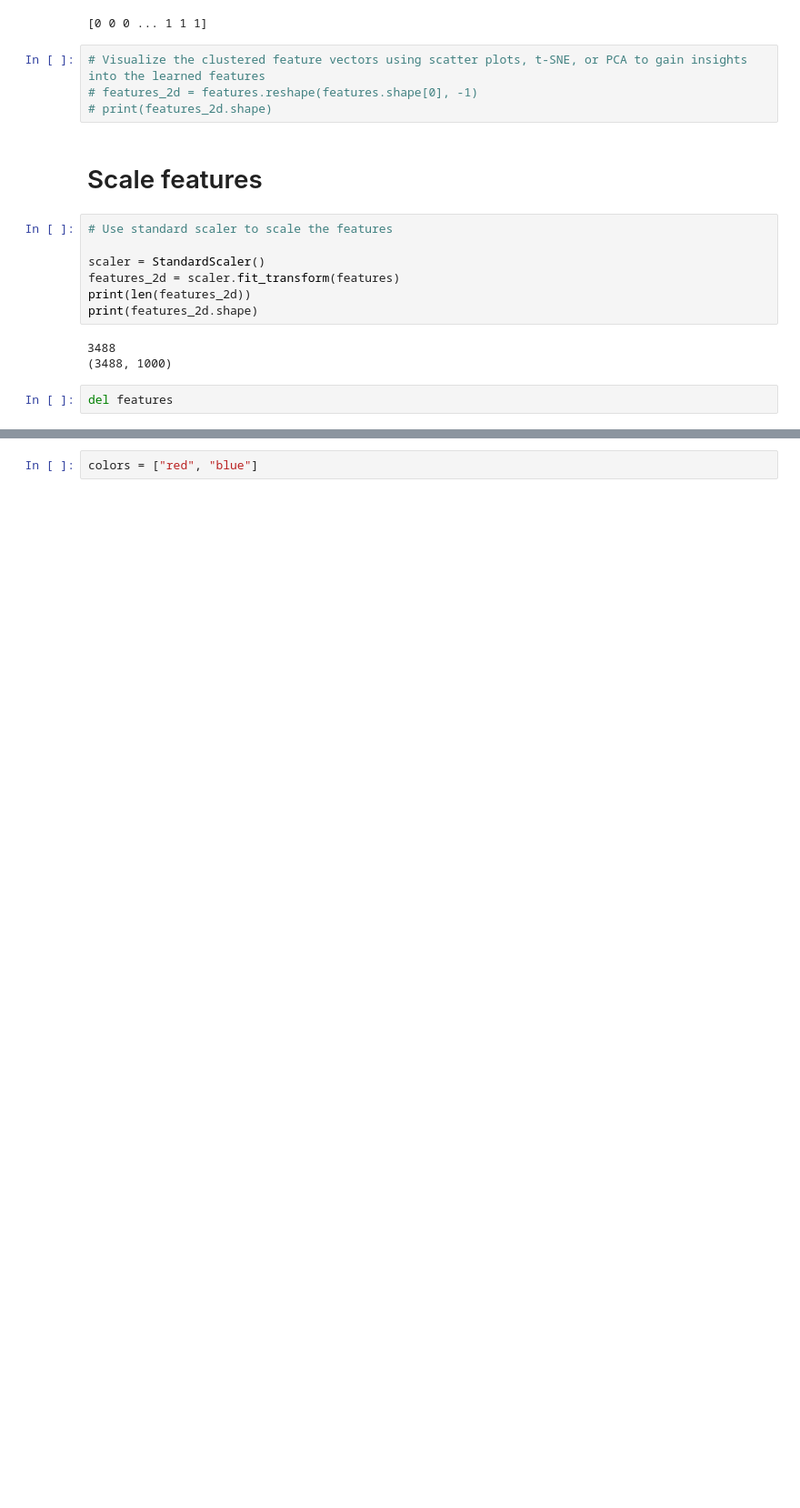
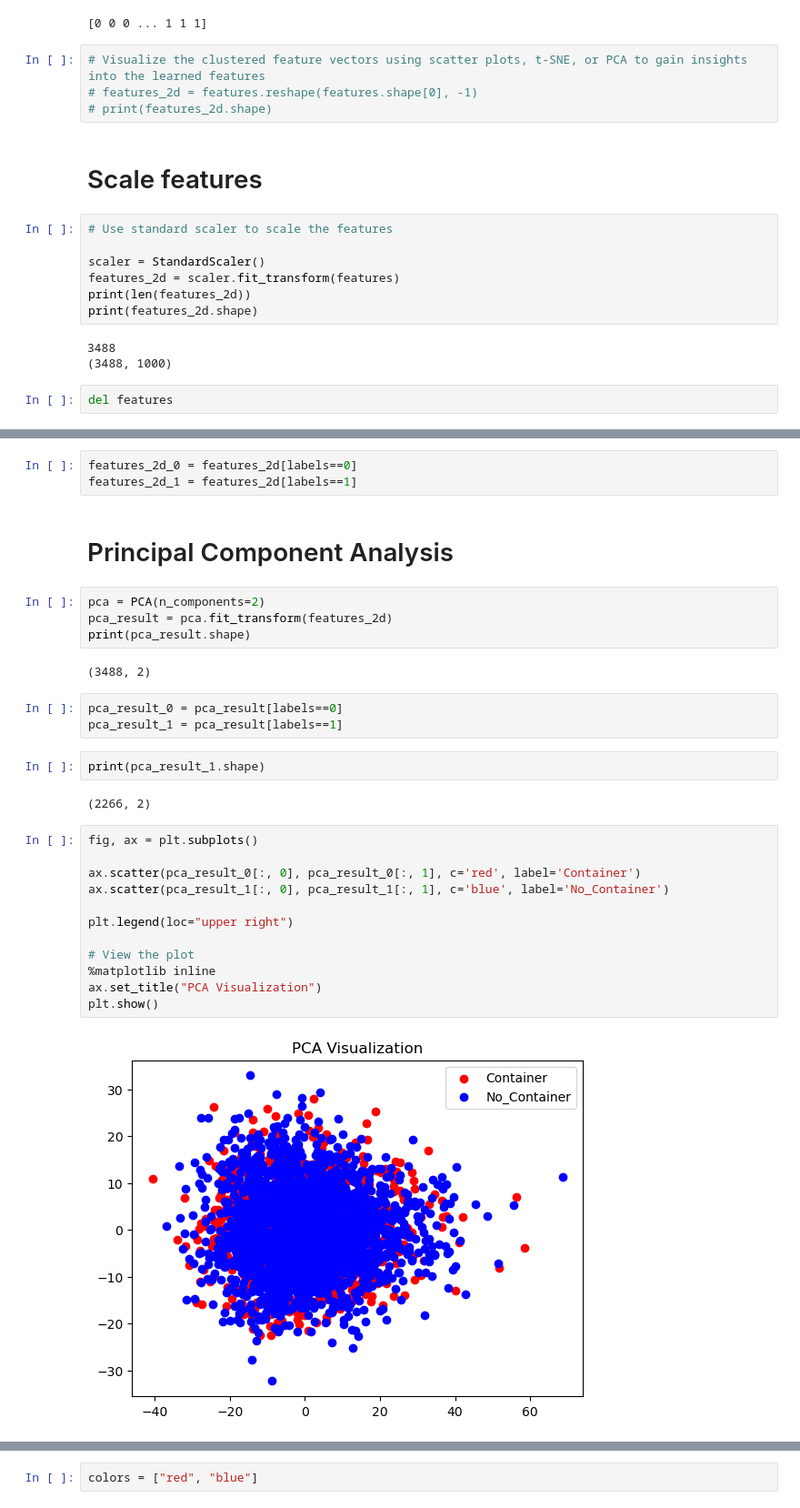
Before and after one commit to NevilleMthw/dataset_analysis, a Jupyter notebook: feature_map_visualization.ipynb, the cells around one changed output, grey strips where cells are left out. Shown: that part at 91% size. Saved outputs shown, nothing was run; the diff lists cells and outputs as text; blank space fills up the shorter version.

Commit message:
Cleaned up some of the code and PCA visualization

```diff
--- a/feature_map_visualization.ipynb
+++ b/feature_map_visualization.ipynb
@@ -174,0 +136,32 @@ del features
+# %%
+features_2d_0 = features_2d[labels==0]
+features_2d_1 = features_2d[labels==1]
+# %% [markdown]
+# Principal Component Analysis
+# %%
+pca = PCA(n_components=2)
+pca_result = pca.fit_transform(features_2d)
+print(pca_result.shape)
+# %% [output]
+(3488, 2)
+# %%
+pca_result_0 = pca_result[labels==0]
+pca_result_1 = pca_result[labels==1]
+# %%
+print(pca_result_1.shape)
+# %% [output]
+(2266, 2)
+# %%
+fig, ax = plt.subplots()
+
+ax.scatter(pca_result_0[:, 0], pca_result_0[:, 1], c='red', label='Container')
+ax.scatter(pca_result_1[:, 0], pca_result_1[:, 1], c='blue', label='No_Container')
+
+plt.legend(loc="upper right")
+
+# View the plot
+%matplotlib inline
+ax.set_title("PCA Visualization")
+plt.show()
+# %% [output]
+[figure, added]
```
Also changed, not shown: parts of 15 cells of this notebook.
